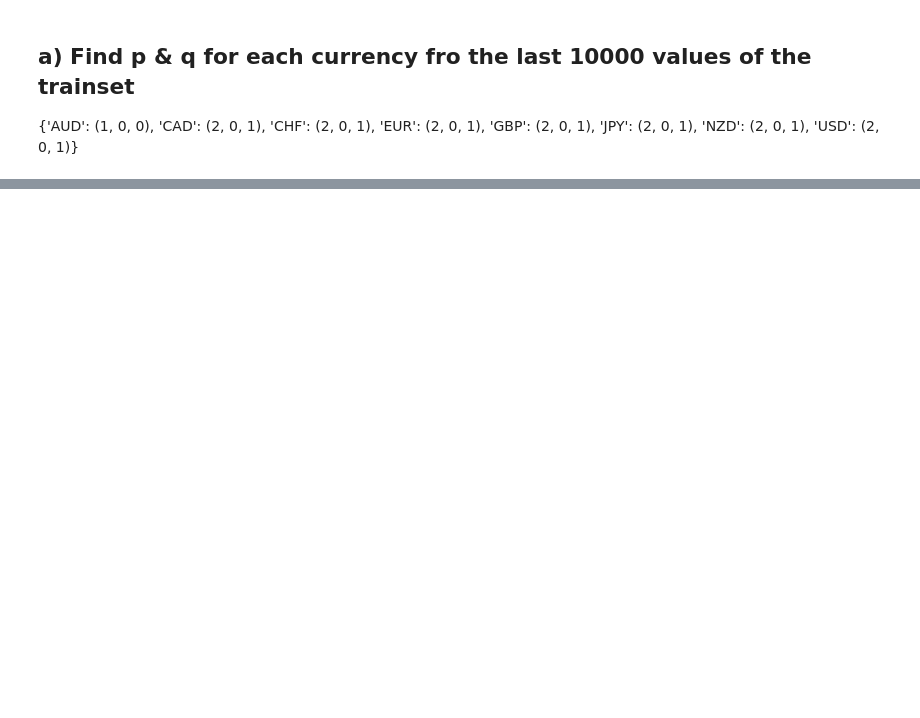
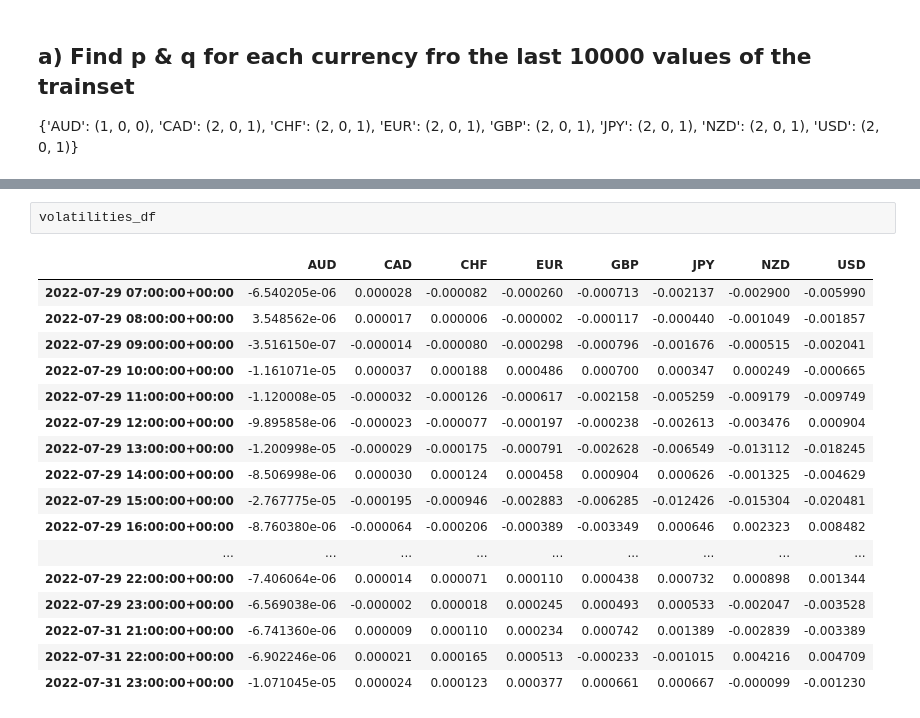
Before and after one commit to alexcolls/rex-ai, a Jupyter notebook: notebooks/paul/04-garch.ipynb, the cells around one changed output, grey strips where cells are left out. Cells and saved outputs as stored; diff of their text form; blank space fills up the shorter version.

```diff
--- a/notebooks/paul/04-garch.ipynb
+++ b/notebooks/paul/04-garch.ipynb
@@ -97,0 +347,20 @@ print(params)
+# %%
+volatilities_df
+# %% [output]
+|  | AUD | CAD | CHF | EUR | GBP | JPY | NZD | USD |
+| 2022-07-29 07:00:00+00:00 | -6.540205e-06 | 0.000028 | -0.000082 | -0.000260 | -0.000713 | -0.002137 | -0.002900 | -0.005990 |
+| 2022-07-29 08:00:00+00:00 | 3.548562e-06 | 0.000017 | 0.000006 | -0.000002 | -0.000117 | -0.000440 | -0.001049 | -0.001857 |
+| 2022-07-29 09:00:00+00:00 | -3.516150e-07 | -0.000014 | -0.000080 | -0.000298 | -0.000796 | -0.001676 | -0.000515 | -0.002041 |
+| 2022-07-29 10:00:00+00:00 | -1.161071e-05 | 0.000037 | 0.000188 | 0.000486 | 0.000700 | 0.000347 | 0.000249 | -0.000665 |
+| 2022-07-29 11:00:00+00:00 | -1.120008e-05 | -0.000032 | -0.000126 | -0.000617 | -0.002158 | -0.005259 | -0.009179 | -0.009749 |
+| 2022-07-29 12:00:00+00:00 | -9.895858e-06 | -0.000023 | -0.000077 | -0.000197 | -0.000238 | -0.002613 | -0.003476 | 0.000904 |
+| 2022-07-29 13:00:00+00:00 | -1.200998e-05 | -0.000029 | -0.000175 | -0.000791 | -0.002628 | -0.006549 | -0.013112 | -0.018245 |
+| 2022-07-29 14:00:00+00:00 | -8.506998e-06 | 0.000030 | 0.000124 | 0.000458 | 0.000904 | 0.000626 | -0.001325 | -0.004629 |
+| 2022-07-29 15:00:00+00:00 | -2.767775e-05 | -0.000195 | -0.000946 | -0.002883 | -0.006285 | -0.012426 | -0.015304 | -0.020481 |
+| 2022-07-29 16:00:00+00:00 | -8.760380e-06 | -0.000064 | -0.000206 | -0.000389 | -0.003349 | 0.000646 | 0.002323 | 0.008482 |
+| ... | ... | ... | ... | ... | ... | ... | ... | ... |
+| 2022-07-29 22:00:00+00:00 | -7.406064e-06 | 0.000014 | 0.000071 | 0.000110 | 0.000438 | 0.000732 | 0.000898 | 0.001344 |
+| 2022-07-29 23:00:00+00:00 | -6.569038e-06 | -0.000002 | 0.000018 | 0.000245 | 0.000493 | 0.000533 | -0.002047 | -0.003528 |
+| 2022-07-31 21:00:00+00:00 | -6.741360e-06 | 0.000009 | 0.000110 | 0.000234 | 0.000742 | 0.001389 | -0.002839 | -0.003389 |
+| 2022-07-31 22:00:00+00:00 | -6.902246e-06 | 0.000021 | 0.000165 | 0.000513 | -0.000233 | -0.001015 | 0.004216 | 0.004709 |
+| 2022-07-31 23:00:00+00:00 | -1.071045e-05 | 0.000024 | 0.000123 | 0.000377 | 0.000661 | 0.000667 | -0.000099 | -0.001230 |
```
Also changed, not shown: parts of 35 cells of this notebook.
